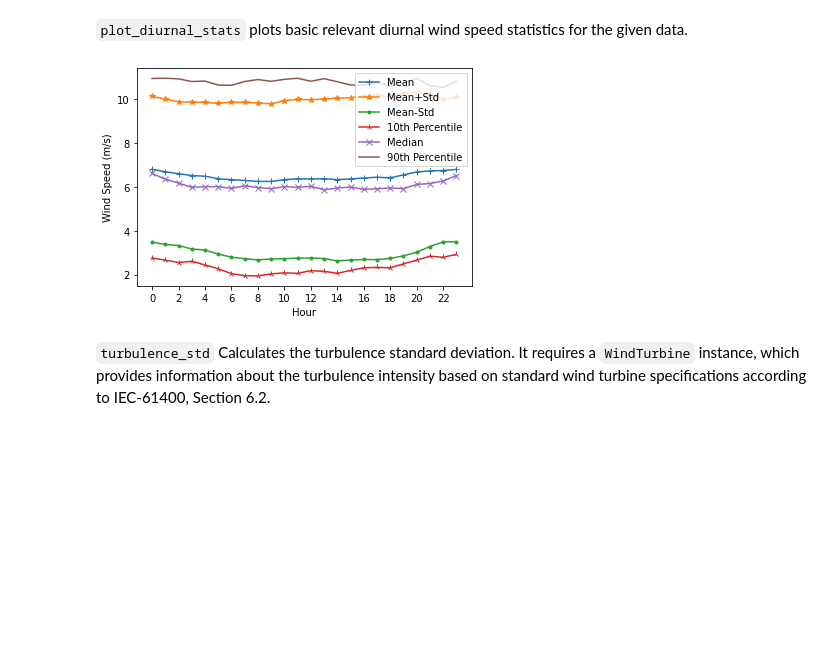
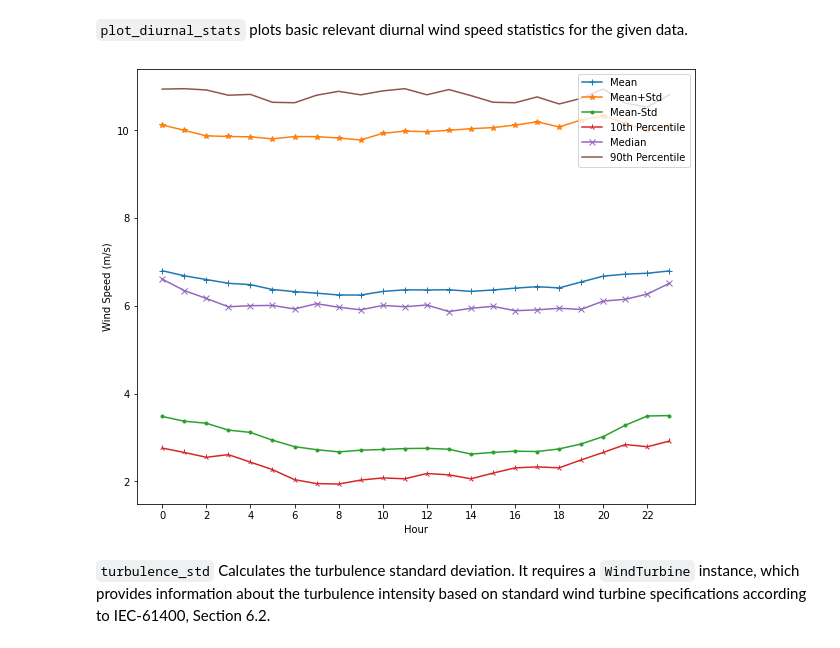
Before and after one commit to thurayakaadan/albatross, a Jupyter notebook: Usage.ipynb, the cells around one changed output. Saved outputs shown, nothing was run; the diff lists cells and outputs as text; code cells hidden in the pictures; blank space fills up the shorter version.

```diff
--- a/Usage.ipynb
+++ b/Usage.ipynb
@@ -99,13 +99,17 @@ RequestParams.get_fields()
 # %% [markdown]
 Here's an example point data request. Note that the region 'nw_pacific' is explicitly specified here. This is only necessary the given lat/lon point falls in multiple regions. Normally, the function will infer the region, so if you aren't sure, leave the `region` kwarg out and the function will raise an error with instructions if it encounters multiple regions.
 # %%
+lat_lon = (44.25, -124.56)
 year = 2007
+
 rp = RequestParams()
-rp.register('wind_speed', height=10)
-rp.register('wind_speed', height=90)
-rp.register('wind_direction', height=10)
+rp.register('wind_speed', heights=[10, 90])
+rp.register('wind_direction', heights=[10])
 
-(data, meta) = request_wtk_point_data(lat_lon, year, rp.params, region='nw_pacific', resolution="5min")
+region='nw_pacific'
+resolution='5min'
+
+(data, meta) = request_wtk_point_data(lat_lon, year, rp.params, region=region, resolution=resolution)
 # %% [markdown]
 The result of this request is a `pandas.DataFrame` with all specified arguments included.
 # %%
@@ -182,8 +188,10 @@ get_diurnal_stats(data)
 `plot_diurnal_stats` plots basic relevant diurnal wind speed statistics for the given data.
 # %%
 (fig, ax, df) = plot_diurnal_stats(data)
+fig.set_figheight(8)
+fig.set_figwidth(10)
 # %% [output]
-[figure, old version]
+[figure, new version]
 # %% [markdown]
 `turbulence_std` Calculates the turbulence standard deviation. It requires a `WindTurbine` instance, which provides information about the turbulence intensity based on standard wind turbine specifications according to IEC-61400, Section 6.2.
 # %%
```
Also changed, not shown: parts of 1 cell of this notebook, 7 other files.
